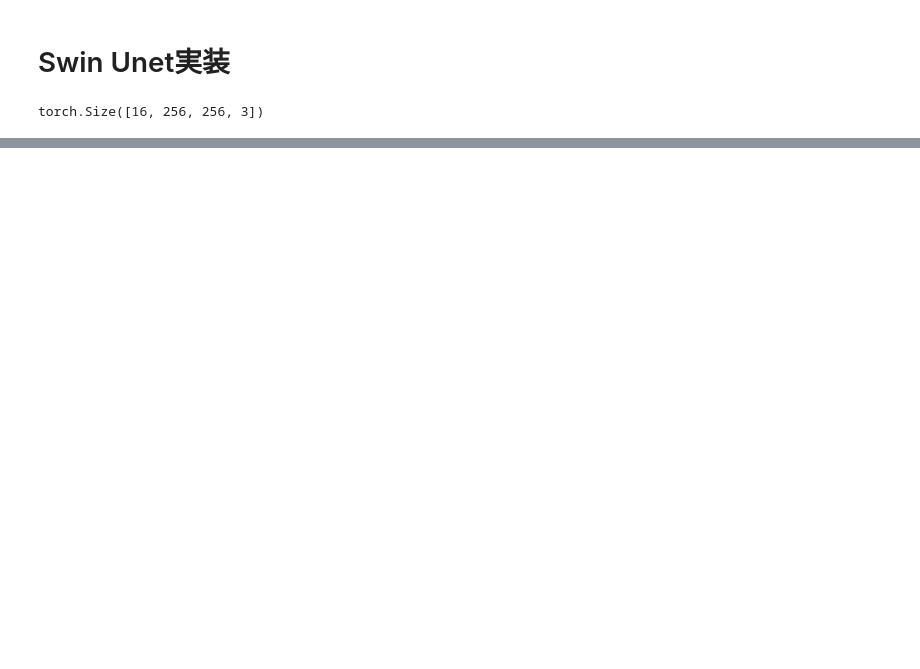
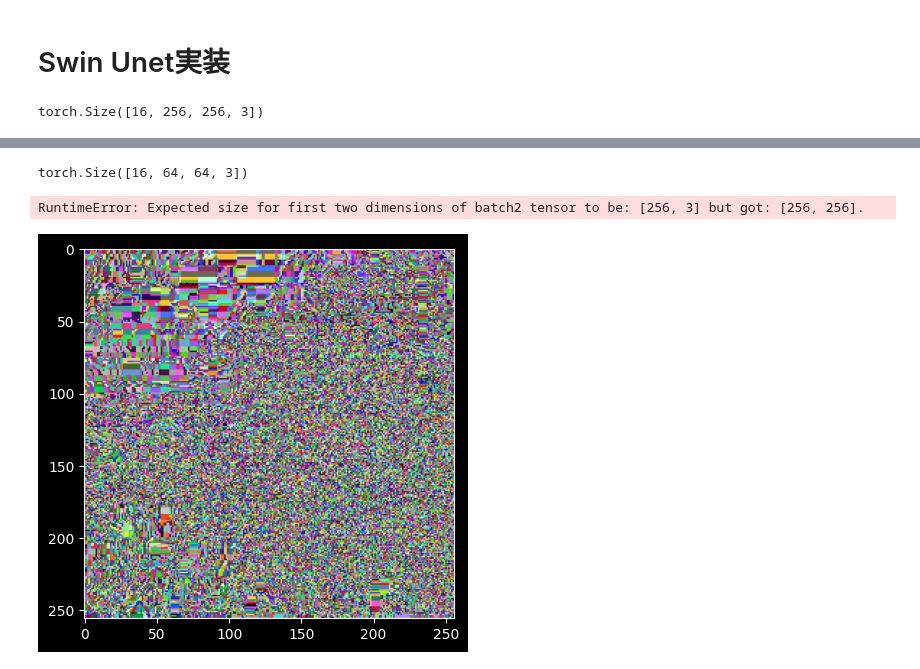
Before and after one commit to TakedaKatsuji/kmodels, a Jupyter notebook: SwinUnet/jupyter/01.model.ipynb, the cells around one changed output, grey strips where cells are left out. Drawn from its saved outputs; the diff is of its cells as text; code cells hidden in the pictures; blank space fills up the shorter version.

```diff
--- a/SwinUnet/jupyter/01.model.ipynb
+++ b/SwinUnet/jupyter/01.model.ipynb
@@ -87,0 +162,21 @@ plot(rev_x)
+# %%
+# サンプルデータ
+B = 1  # バッチサイズ
+N = 64*64  # 各ウィンドウ内のトークン数 (例: 7x7のウィンドウ)
+C = 3  # 入力チャンネル数
+dim = 3  # 入力チャンネル数
+window_size = (64, 64)  # ウィンドウサイズ (高さ, 幅)
+num_heads = 3  # アテンションヘッドの数
+# %%
+windows = window_partition(image, 64)
+windows.shape
+# %% [output]
+torch.Size([16, 64, 64, 3])
+# %%
+window_attention = WindowAttention(dim=dim, window_size=window_size, num_heads=num_heads)
+windows = windows.view(-1, N, C)
+attn_windows = window_attention(windows)
+attn = attn_windows.view(-1, 64, 64, C)
+inv_attn = window_reverse(attn, 64, 256,256)
+# %% [output]
+RuntimeError: Expected size for first two dimensions of batch2 tensor to be: [256, 3] but got: [256, 256].
@@ -87,0 +186,5 @@ plot(rev_x)
+# %%
+attned = torch.mul(inv_attn, image)
+plot(attned)
+# %% [output]
+[figure, added]
```
Also changed, not shown: parts of 6 cells of this notebook.
